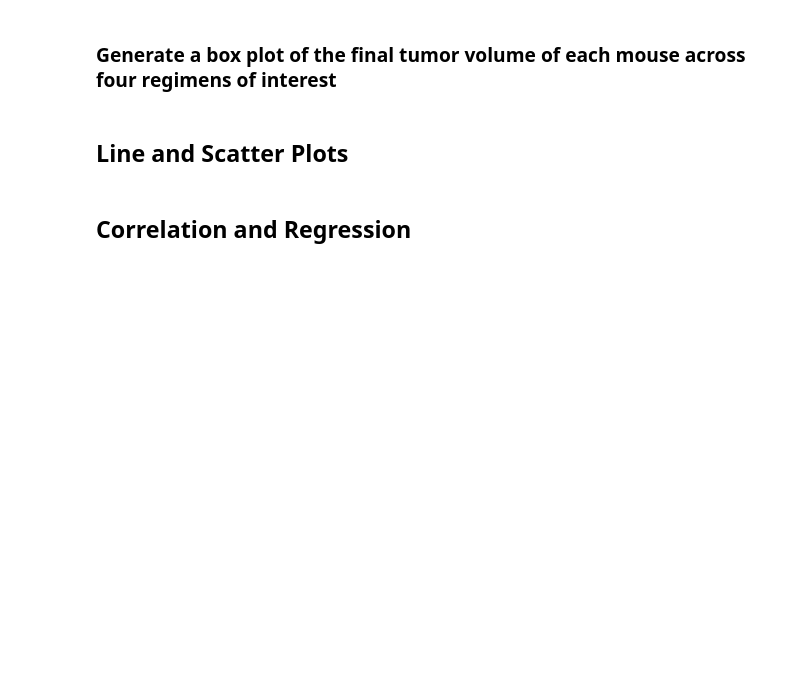
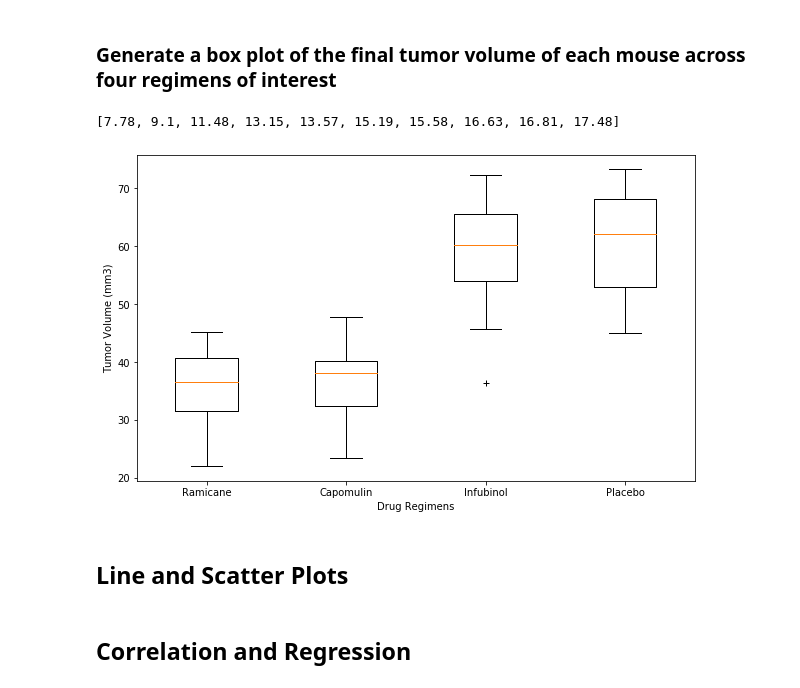
Before and after one commit to c-pompa/Py-maceuticals_Report, a Jupyter notebook: Pymaceuticals_Report.ipynb, the cells around one changed output. Cells and saved outputs as stored; diff of their text form; code cells hidden in the pictures; blank space fills up the shorter version.

Commit message:
Updated Answers for Quartiles, Outliers and Boxplots

```diff
--- a/Pymaceuticals_Report.ipynb
+++ b/Pymaceuticals_Report.ipynb
@@ -478,2 +436,13 @@ regimen = filtered_final_tumor_volume_newIndex['Tumor Volume (mm3)']
 # %% [markdown]
 ### Generate a box plot of the final tumor volume of each mouse across four regimens of interest
+# %%
+# Values for plotting
+box_plot_values = round_iqr_all
+# Sort to determine outliers
+values_sorted = sorted(box_plot_values)
+print(values_sorted)
+# %% [output]
+[7.78, 9.1, 11.48, 13.15, 13.57, 15.19, 15.58, 16.63, 16.81, 17.48]
+# %%
+# DF to use columns needed only. 'Drug Regimen', 'Mouse ID', 'Tumor Volume (mm3)'
+promising_treatment_regimens_4 = final_tumor_volume_df[['Drug Regimen', 'Mouse ID', 'Tumor Volume (mm3)']]
@@ -480,5 +452,30 @@ regimen = filtered_final_tumor_volume_newIndex['Tumor Volume (mm3)']
+# %%
+# Single out top 4 drug regimen by name into own df for plotting
+promising_treatment_regimens_Capomulin = promising_treatment_regimens_4[promising_treatment_regimens_4['Drug Regimen'] == 'Capomulin']
+promising_treatment_regimens_Ramicane = promising_treatment_regimens_4[promising_treatment_regimens_4['Drug Regimen'] == 'Ramicane']
+promising_treatment_regimens_Infubinol = promising_treatment_regimens_4[promising_treatment_regimens_4['Drug Regimen'] == 'Infubinol']
+promising_treatment_regimens_Placebo = promising_treatment_regimens_4[promising_treatment_regimens_4['Drug Regimen'] == 'Placebo']
+# %%
+# Retreive values from Tumor Volume in new df, by regimen
+Capomulin_plot_values = promising_treatment_regimens_Capomulin['Tumor Volume (mm3)']
+Ramicane_plot_values = promising_treatment_regimens_Ramicane['Tumor Volume (mm3)']
+Infubinol_plot_values = promising_treatment_regimens_Infubinol['Tumor Volume (mm3)']
+Placebo_plot_values = promising_treatment_regimens_Placebo['Tumor Volume (mm3)']
 # %%
 # Generate a box plot of the final tumor volume of each mouse across four regimens of interest
+regimen_plot_info = [Ramicane_plot_values, Capomulin_plot_values, Infubinol_plot_values, Placebo_plot_values]
+plot_labels = ['Ramicane', 'Capomulin', 'Infubinol', 'Placebo']
+fig, ax = plt.subplots(figsize=(10, 6))
+pos = np.array(range(len(regimen_plot_info))) + 1
+bp = ax.boxplot(regimen_plot_info, sym='k+')
+
+
+ax.set_xticklabels(plot_labels)
+ax.set_xlabel('Drug Regimens')
+ax.set_ylabel('Tumor Volume (mm3)')
+plt.show()
+# %% [output]
+[figure, added]
 # %% [markdown]
 ## **Line and Scatter Plots**
 # %%
```
Also changed, not shown: parts of 42 cells of this notebook.
